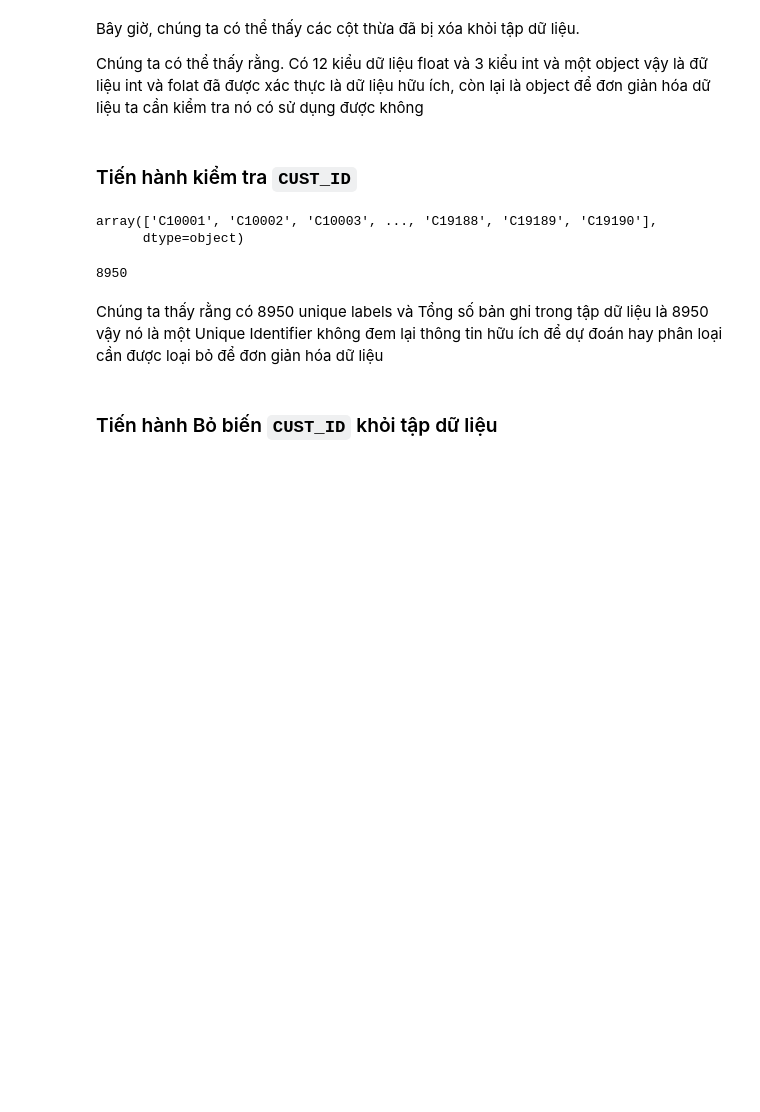
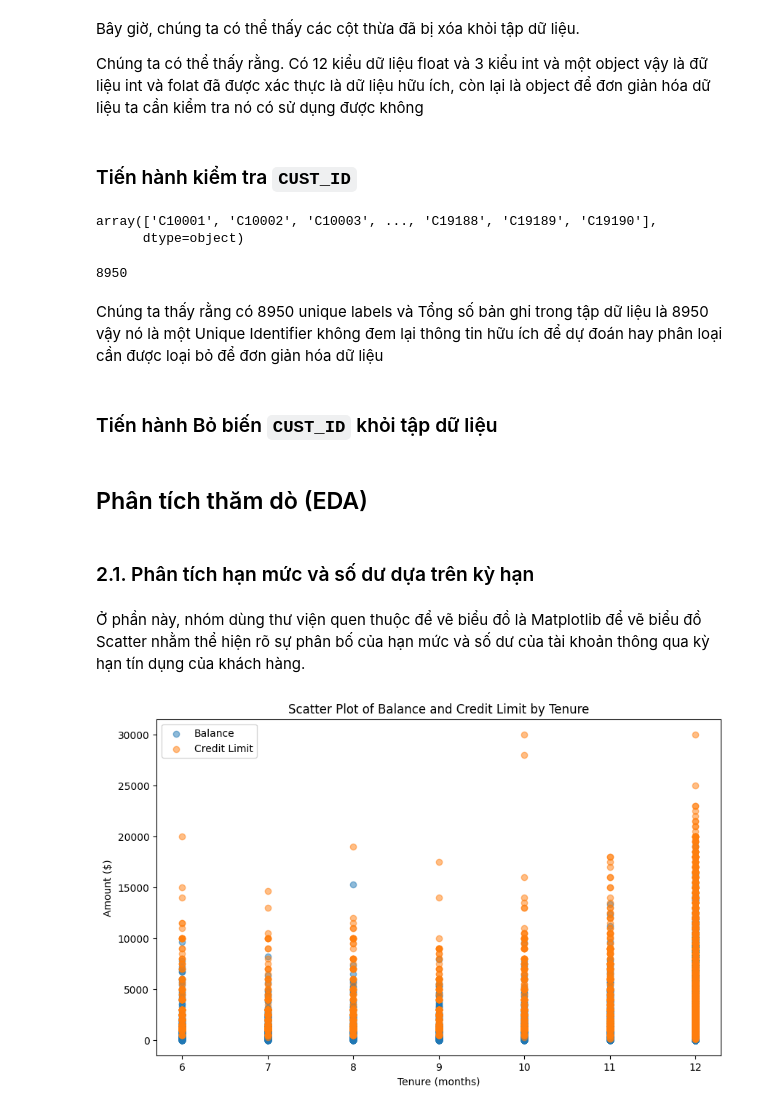
Before and after one commit to Huyenuiio/K-Meats-Clustering, a Jupyter notebook: K-Means Clustering nhom1.ipynb, the cells around one changed output. Drawn from its saved outputs; the diff is of its cells as text; code cells hidden in the pictures; blank space fills up the shorter version.

```diff
--- a/K-Means Clustering nhom1.ipynb
+++ b/K-Means Clustering nhom1.ipynb
@@ -128,3 +134,28 @@ Chúng ta thấy rằng có 8950  unique labels và Tổng số bản ghi trong
 ### Tiến hành Bỏ biến `CUST_ID` khỏi tập dữ liệu
 # %%
 df.drop(['CUST_ID',], axis=1, inplace=True)
+# %% [markdown]
+## Phân tích thăm dò (EDA)
+# %% [markdown]
+### 2.1. Phân tích hạn mức và số dư dựa trên kỳ hạn
+# %% [markdown]
+Ở phần này, nhóm dùng thư viện quen thuộc để vẽ biểu đồ là Matplotlib để vẽ biểu đồ Scatter nhằm thể hiện rõ sự phân bố của hạn mức và số dư của tài khoản thông qua kỳ hạn tín dụng của khách hàng.
+# %%
+%matplotlib inline
+import matplotlib.pyplot as plt
+import pandas as pd
+
+# Đọc dữ liệu từ file CSV
+data = pd.read_csv('CC GENERAL.csv')
+
+# Vẽ biểu đồ Scatter
+plt.figure(figsize=(10, 6))
+plt.scatter(data['TENURE'], data['BALANCE'], alpha=0.5, label='Balance')
+plt.scatter(data['TENURE'], data['CREDIT_LIMIT'], alpha=0.5, label='Credit Limit')
+plt.xlabel('Tenure (months)')
+plt.ylabel('Amount ($)')
+plt.title('Scatter Plot of Balance and Credit Limit by Tenure')
+plt.legend()
+plt.show()
+# %% [output]
+[figure, added]
```
Also changed, not shown: parts of 33 cells of this notebook, 4 other files.
